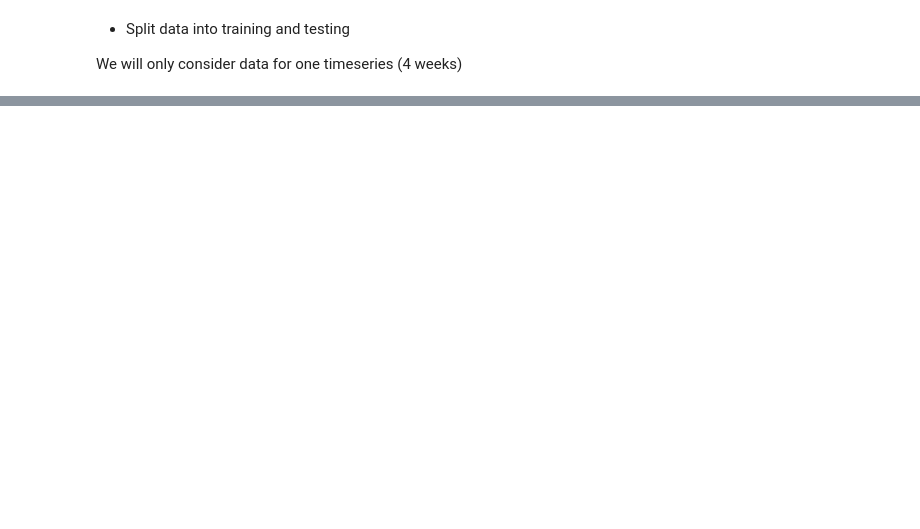
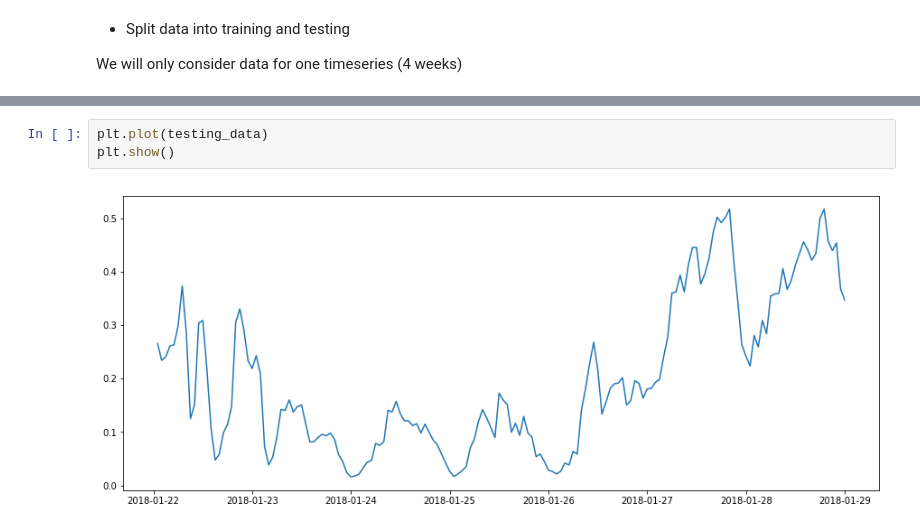
Before and after one commit to seif-s3/pase, a Jupyter notebook: notebooks/arima.ipynb, the cells around one changed output, grey strips where cells are left out. Cells and saved outputs as stored; diff of their text form; blank space fills up the shorter version.

```diff
--- a/notebooks/arima.ipynb
+++ b/notebooks/arima.ipynb
@@ -108,3 +110,8 @@ plt.show()
+# %%
+plt.plot(testing_data)
+plt.show()
+# %% [output]
+[figure, added]
 # %%
 autocorrelation_plot(training_data)
 # %% [output]
```
Also changed, not shown: parts of 18 cells of this notebook, 9 other files.
